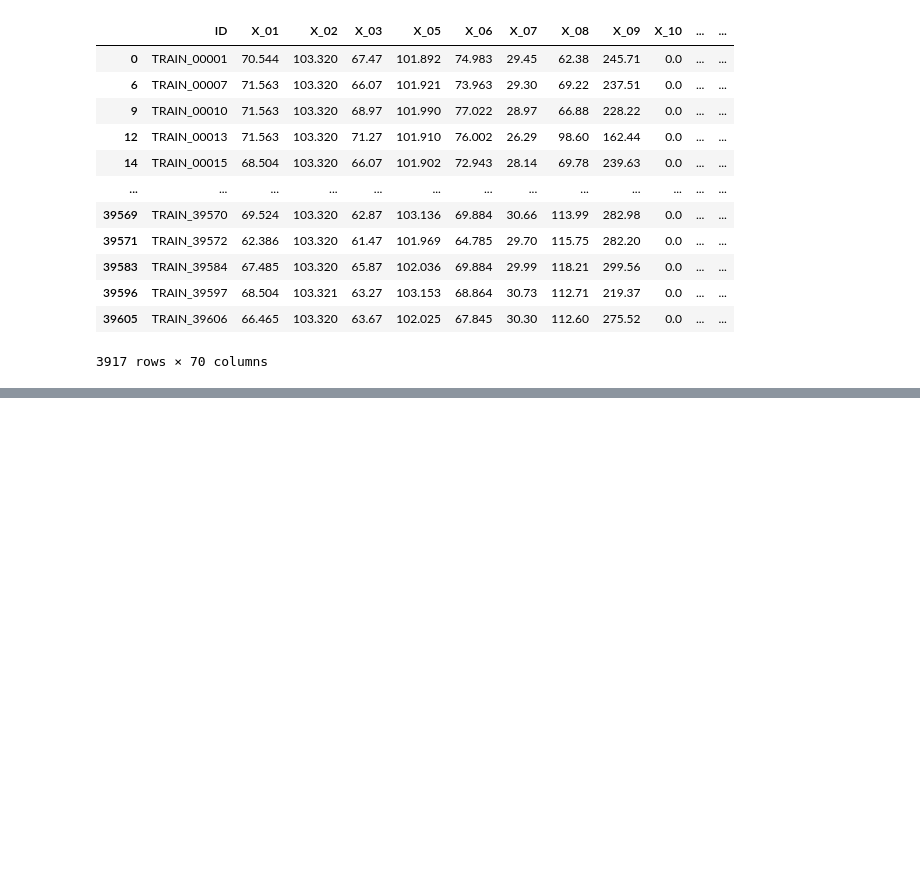
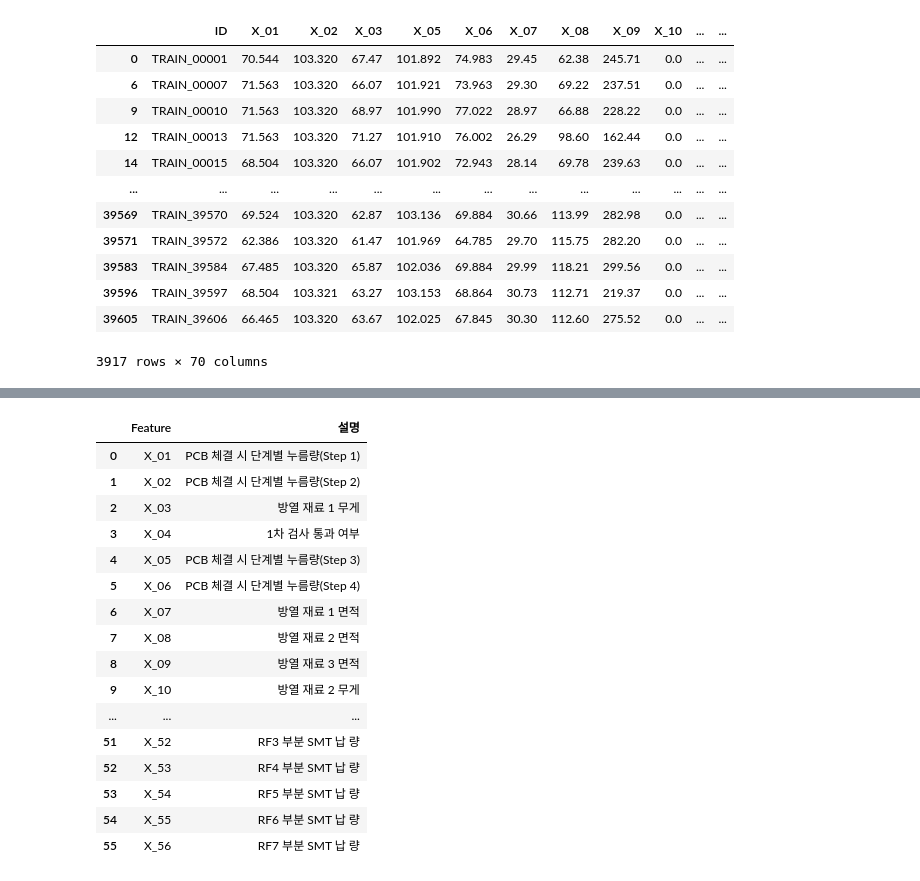
Before and after one commit to citizenofathens/Dacon, a Jupyter notebook: Radar/src/eda.ipynb, the cells around one changed output, grey strips where cells are left out. Saved outputs shown, nothing was run; the diff lists cells and outputs as text; code cells hidden in the pictures; blank space fills up the shorter version.

```diff
--- a/Radar/src/eda.ipynb
+++ b/Radar/src/eda.ipynb
@@ -63,3 +5,15 @@ train
+# %%
+DATA_DIR = "../data"
+# %%
+TRAIN_PATH = DATA_DIR+"/train.csv"
+X_INFO_PATH = DATA_DIR+"/meta/x_feature_info.csv"
+Y_INFO_PATH = DATA_DIR+"/meta/y_feature_info.csv"
+# %%
+dl = DataLoader()
+# %%
+train = dl.load_data(TRAIN_PATH)
+x_info = dl.load_data(X_INFO_PATH)
+y_info = dl.load_data(Y_INFO_PATH)
 # %%
 # 통과여부 , 필요없는컬럼
 train['X_04'].value_counts()
@@ -464,0 +373,21 @@ y_train
+# %%
+# 커넥터 위치 기준 좌표
+x_info
+# %% [output]
+|  | Feature | 설명 |
+| 0 | X_01 | PCB 체결 시 단계별 누름량(Step 1) |
+| 1 | X_02 | PCB 체결 시 단계별 누름량(Step 2) |
+| 2 | X_03 | 방열 재료 1 무게 |
+| 3 | X_04 | 1차 검사 통과 여부 |
+| 4 | X_05 | PCB 체결 시 단계별 누름량(Step 3) |
+| 5 | X_06 | PCB 체결 시 단계별 누름량(Step 4) |
+| 6 | X_07 | 방열 재료 1 면적 |
+| 7 | X_08 | 방열 재료 2 면적 |
+| 8 | X_09 | 방열 재료 3 면적 |
+| 9 | X_10 | 방열 재료 2 무게 |
+| ... | ... | ... |
+| 51 | X_52 | RF3 부분 SMT 납 량 |
+| 52 | X_53 | RF4 부분 SMT 납 량 |
+| 53 | X_54 | RF5 부분 SMT 납 량 |
+| 54 | X_55 | RF6 부분 SMT 납 량 |
+| 55 | X_56 | RF7 부분 SMT 납 량 |
```
Also changed, not shown: parts of 40 cells of this notebook, 1 other file.
